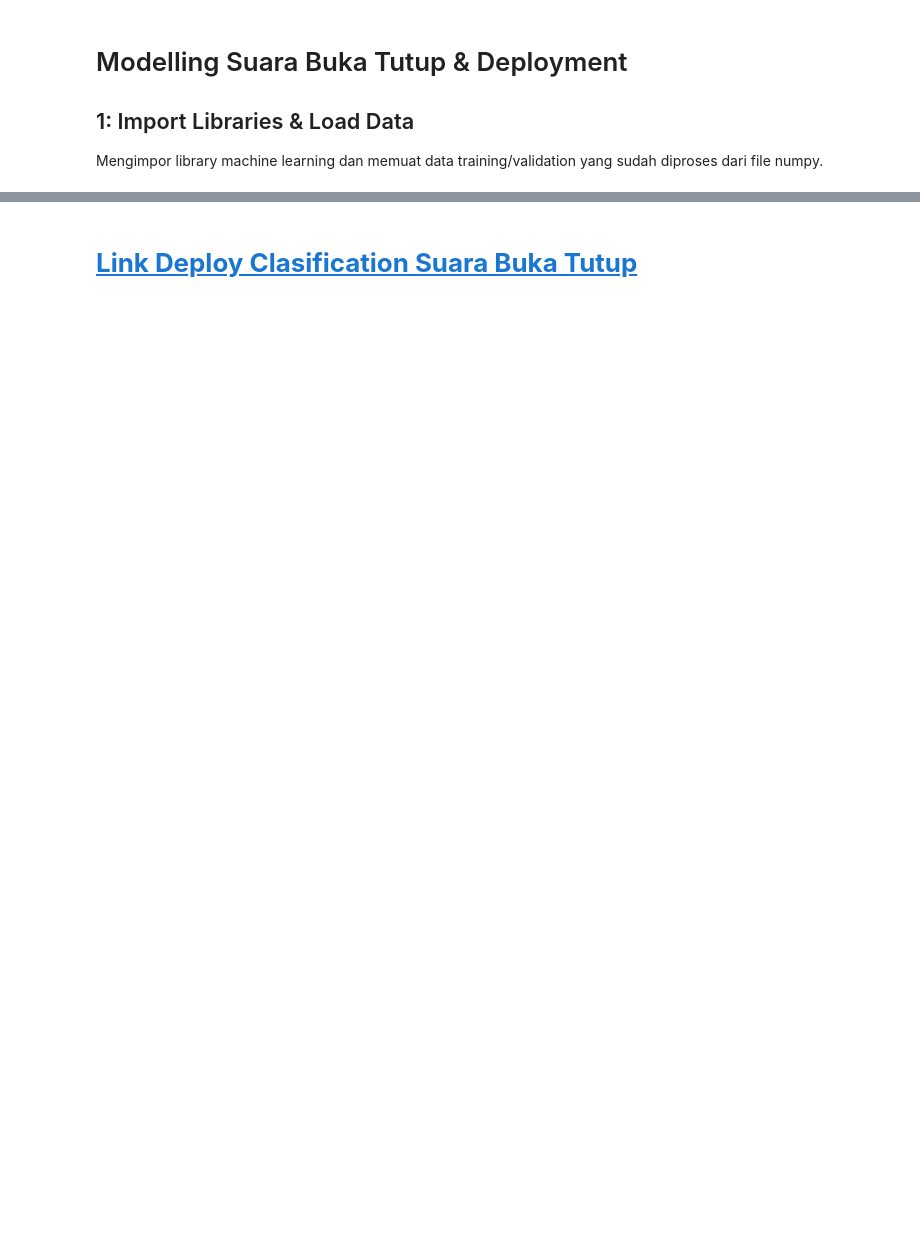
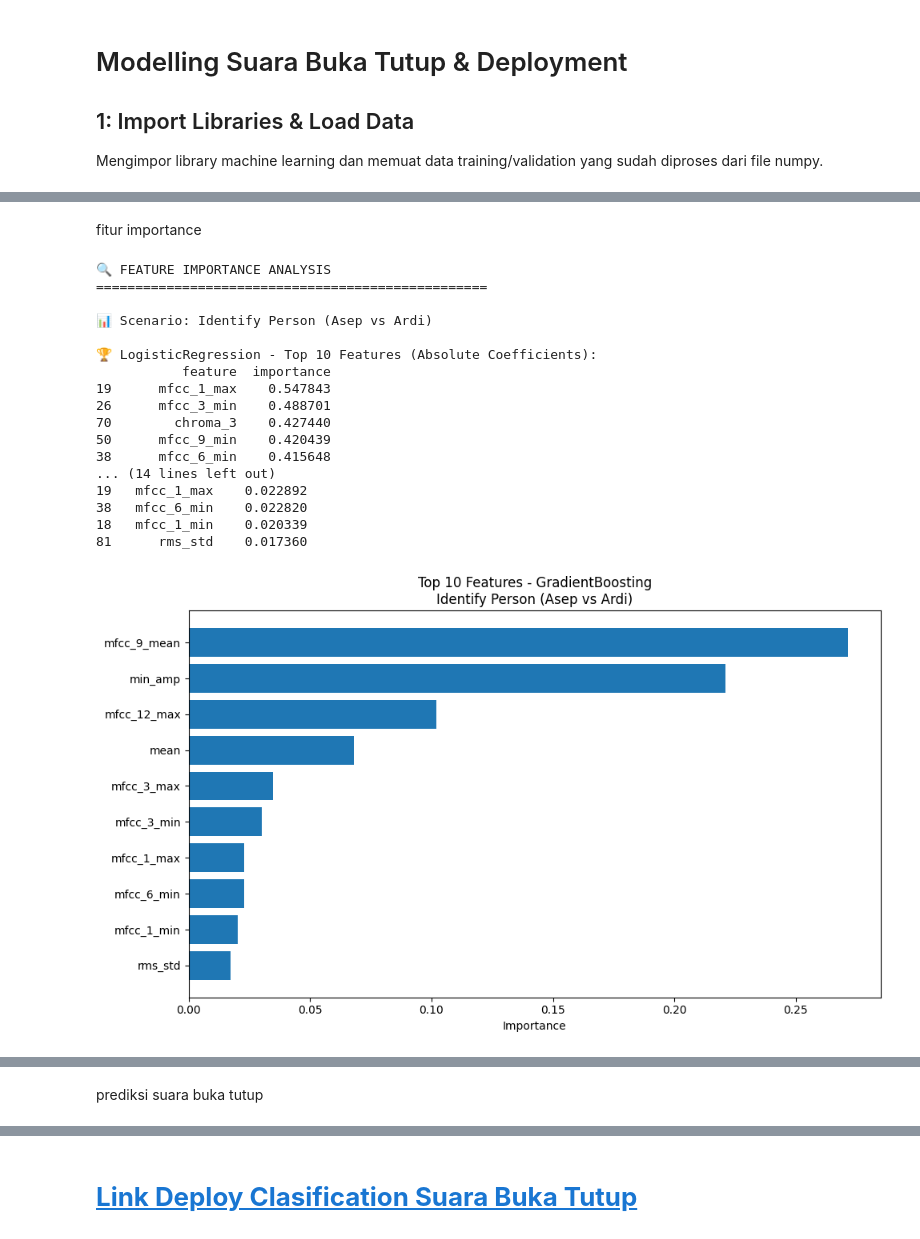
Before and after one commit to asepprayogii/PSD, a Jupyter notebook: _sources/Modelling-bukatutup.ipynb, the cells around one changed output, grey strips where cells are left out. Drawn from its saved outputs; the diff is of its cells as text; code cells hidden in the pictures; blank space fills up the shorter version.

```diff
--- a/_sources/Modelling-bukatutup.ipynb
+++ b/_sources/Modelling-bukatutup.ipynb
@@ -270,0 +326,74 @@ Classes: ['Buka', 'Tutup']
+# %% [markdown]
+fitur importance
+# %%
+def analyze_feature_importance(results):
+    """
+    Analisis feature importance untuk model yang bisa memberikan importance
+    """
+    print("🔍 FEATURE IMPORTANCE ANALYSIS")
+    print("=" * 50)
+
+    for scenario_name, scenario_result in results.items():
+        print(f"\n📊 Scenario: {scenario_result['scenario_data']['description']}")
+
+        # Hanya untuk model yang memiliki feature_importance_
+        for model_name, model_info in scenario_result['models'].items():
+            model = model_info['model']
+
+            if hasattr(model, 'feature_importances_'):
+                importance_scores = model.feature_importances_
+                feature_importance_df = pd.DataFrame({
+                    'feature': scenario_result['feature_columns'],
+                    'importance': importance_scores
+                }).sort_values('importance', ascending=False)
+
+                print(f"\n🏆 {model_name} - Top 10 Features:")
+                print(feature_importance_df.head(10))
+
+                # Plot top features
+                plt.figure(figsize=(10, 6))
+                top_features = feature_importance_df.head(10)
+                plt.barh(top_features['feature'], top_features['importance'])
+                plt.title(f'Top 10 Features - {model_name}\n{scenario_result["scenario_data"]["description"]}')
+                plt.xlabel('Importance')
+                plt.gca().invert_yaxis()
+                plt.tight_layout()
+                plt.show()
+
+            elif model_name == 'LogisticRegression':
+                # Untuk Logistic Regression, gunakan absolute coefficients
+                if hasattr(model, 'coef_'):
+                    if len(model.coef_.shape) > 1:
+                        importance_scores = np.mean(np.abs(model.coef_), axis=0)
+                    else:
+                        importance_scores = np.abs(model.coef_)
+
+                    feature_importance_df = pd.DataFrame({
+                        'feature': scenario_result['feature_columns'],
+                        'importance': importance_scores
+                    }).sort_values('importance', ascending=False)
+
+                    print(f"\n🏆 {model_name} - Top 10 Features (Absolute Coefficients):")
+                    print(feature_importance_df.head(10))
+
+if df_features is not None:
+    analyze_feature_importance(results)
+# %% [output]
+🔍 FEATURE IMPORTANCE ANALYSIS
+==================================================
+
+📊 Scenario: Identify Person (Asep vs Ardi)
+
+🏆 LogisticRegression - Top 10 Features (Absolute Coefficients):
+           feature  importance
+19      mfcc_1_max    0.547843
+26      mfcc_3_min    0.488701
+70        chroma_3    0.427440
+50      mfcc_9_min    0.420439
+38      mfcc_6_min    0.415648
+... (14 lines left out)
+19   mfcc_1_max    0.022892
+38   mfcc_6_min    0.022820
+18   mfcc_1_min    0.020339
+81      rms_std    0.017360
+[figure, added]
@@ -270,0 +436,2 @@ Classes: ['Buka', 'Tutup']
+# %% [markdown]
+prediksi suara buka tutup
```
Also changed, not shown: parts of 24 cells of this notebook, 19 other files.
